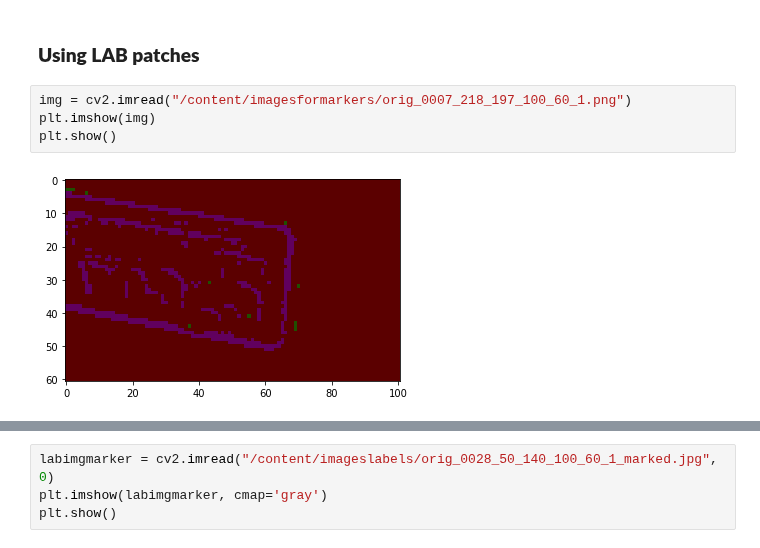
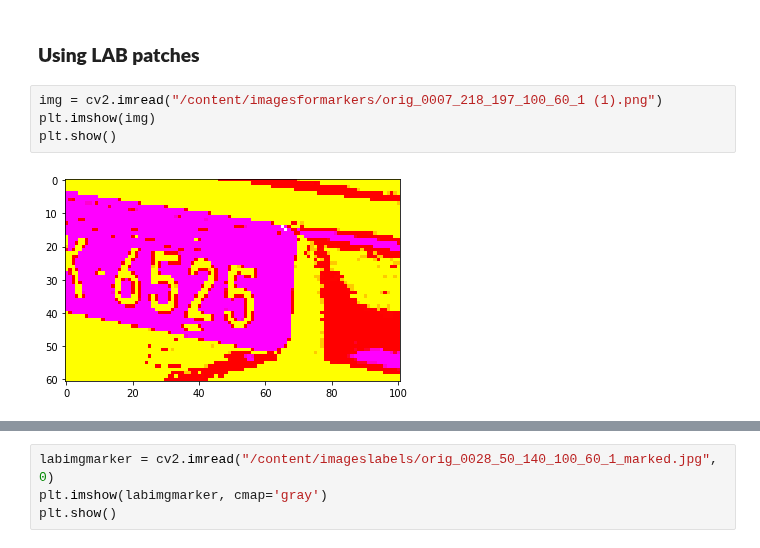
Before and after one commit to aissahm/image_analysis, a Jupyter notebook: task3.ipynb, the cells around one changed output, grey strips where cells are left out. Cells and saved outputs as stored; diff of their text form.

```diff
--- a/task3.ipynb
+++ b/task3.ipynb
@@ -627,8 +631,8 @@ time: 188 ms (started: 2021-01-09 22:04:57 +00:00)
 # %% [markdown]
 ### **Using LAB patches**
 # %%
-img = cv2.imread("/content/imagesformarkers/orig_0007_218_197_100_60_1.png")
+img = cv2.imread("/content/imagesformarkers/orig_0007_218_197_100_60_1 (1).png")
 plt.imshow(img)
 plt.show()
 # %% [output]
-[figure, old version]
+[figure, new version]
```
Also changed, not shown: parts of 32 cells of this notebook.
